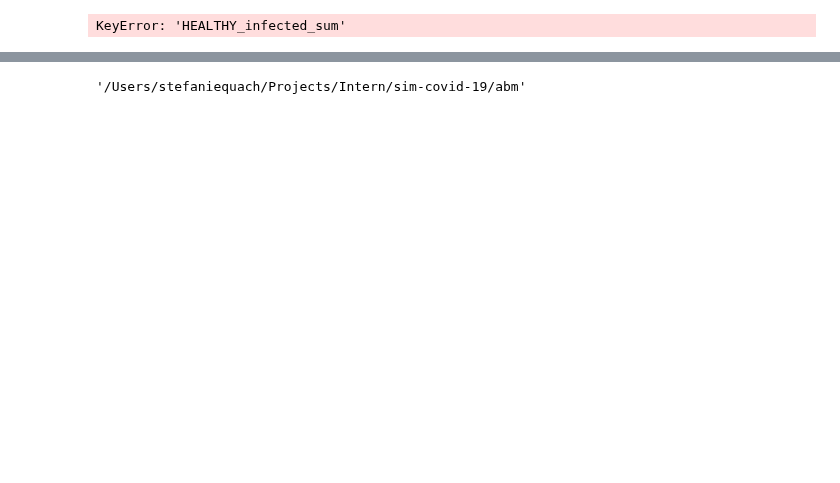
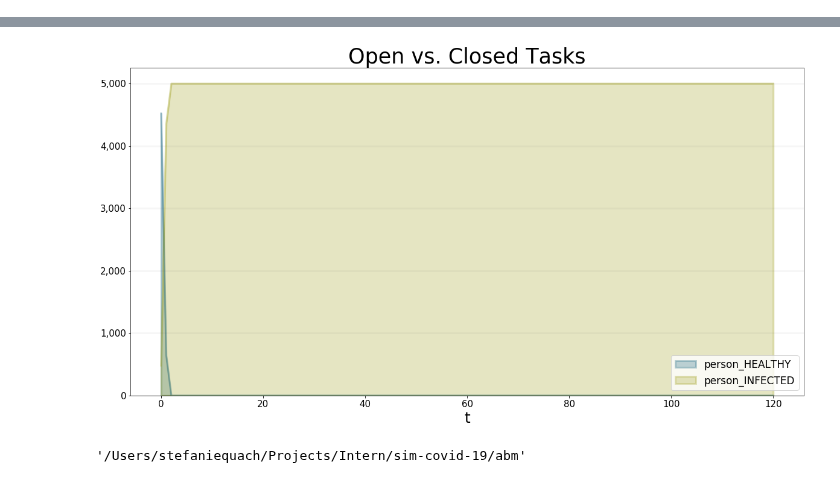
Before and after one commit to transentis/sim-covid-19, a Jupyter notebook: abm/abm_prototype.ipynb, the cells around one changed output, grey strips where cells are left out. Drawn from its saved outputs; the diff is of its cells as text; code cells hidden in the pictures; blank space fills up the shorter version.

Commit message:
fix for agent_Types

```diff
--- a/abm/abm_prototype.ipynb
+++ b/abm/abm_prototype.ipynb
@@ -8,8 +10,7 @@ bptk.plot_scenarios(
     kind="area",
     title="Open vs. Closed Tasks",
     scenarios=["scenario80"],
-    agents=["person"],agent_properties=["infected"],agent_property_types=["sum"],
-    agent_states=["HEALTHY","INFECTED"],return_df=True
+    agents=["person"],#,agent_properties=["infected"],agent_property_types=["total"],
+    agent_states=["HEALTHY","INFECTED"],progress_bar=True
 )
 # %% [output]
-KeyError: 'HEALTHY_infected_sum'
@@ -16,3 +18,4 @@ KeyError: 'HEALTHY_infected_sum'
+[figure, added]
 # %%
 # %% [output]
 '/Users/stefaniequach/Projects/Intern/sim-covid-19/abm'
```
Also changed, not shown: parts of 2 cells of this notebook, 2 other files.
